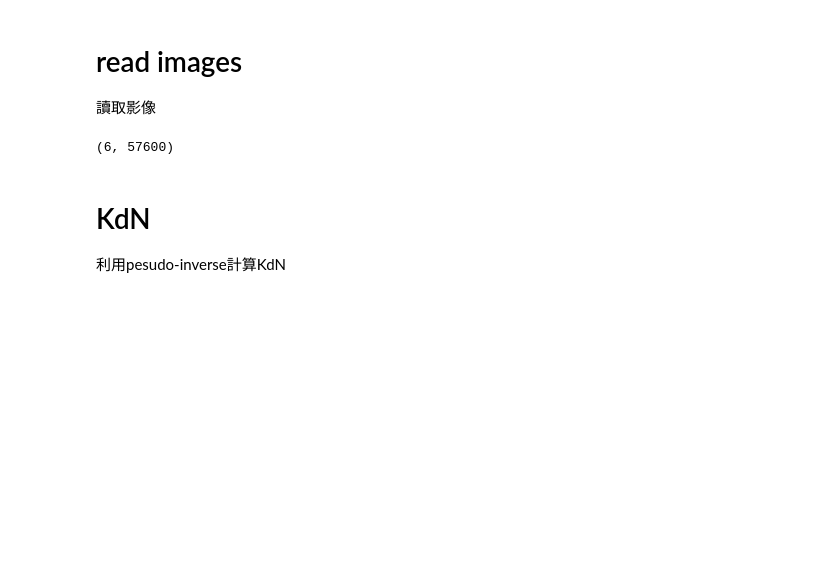
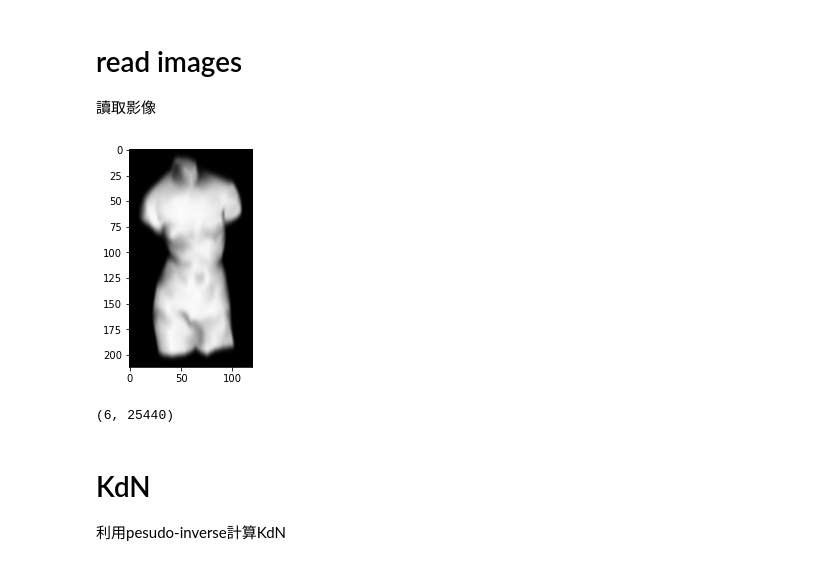
Before and after one commit to frankye1000/NYCU-ComputerVision, a Jupyter notebook: HW1/HW1-PhotometricStereo.ipynb, the cells around one changed output. Drawn from its saved outputs; the diff is of its cells as text; code cells hidden in the pictures; blank space fills up the shorter version.

```diff
--- a/HW1/HW1-PhotometricStereo.ipynb
+++ b/HW1/HW1-PhotometricStereo.ipynb
@@ -47,8 +61,14 @@ img6 = read_bmp('test/{}/pic6.bmp'.format(source)).reshape(-1)
+# %%
+temp = cv2.GaussianBlur(read_bmp('test/{}/pic1.bmp'.format(source)),(3, 15), 0)
+plt.imshow(temp, cmap='gray', vmin=0, vmax=255)
+plt.show()
+# %% [output]
+[figure, added]
 # %%
-I = np.vstack((img1,img2,img3,img4,img5,img6))
+I = np.vstack((img1_blur,img2_blur,img3_blur,img4_blur,img5_blur,img6_blur))
 I.shape
 # %% [output]
-(6, 57600)
+(6, 25440)
 # %% [markdown]
 # KdN
 利用pesudo-inverse計算KdN
```
Also changed, not shown: parts of 32 cells of this notebook, 6 other files.
